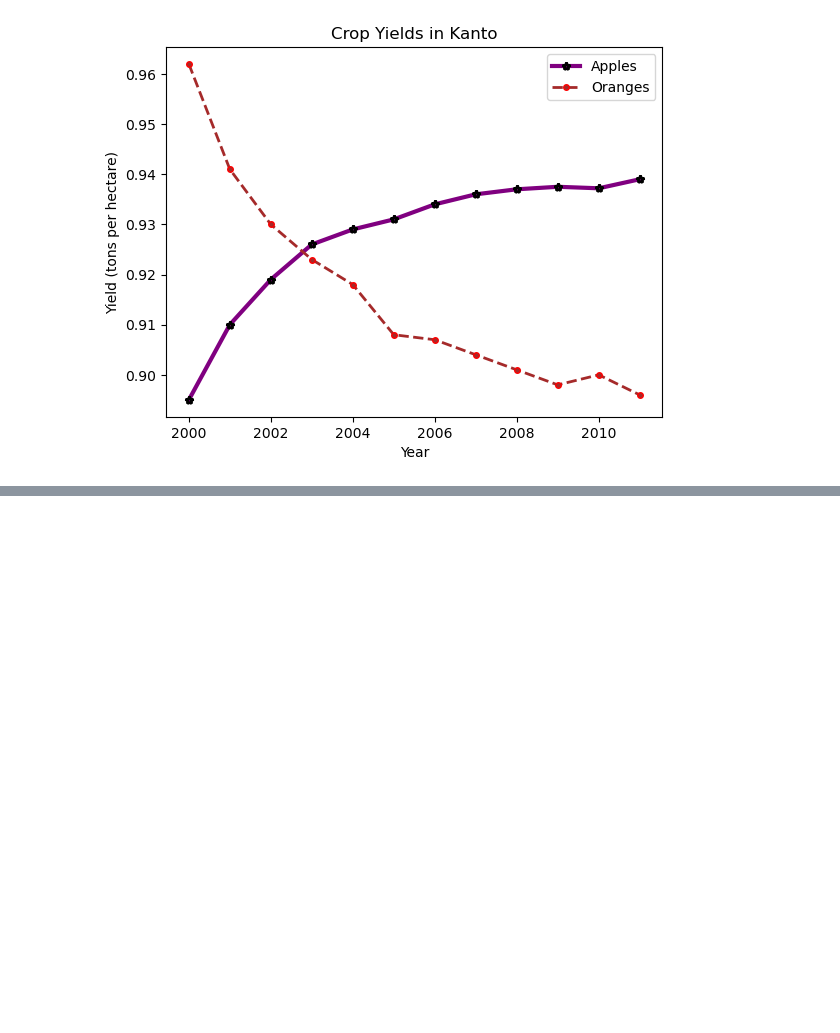
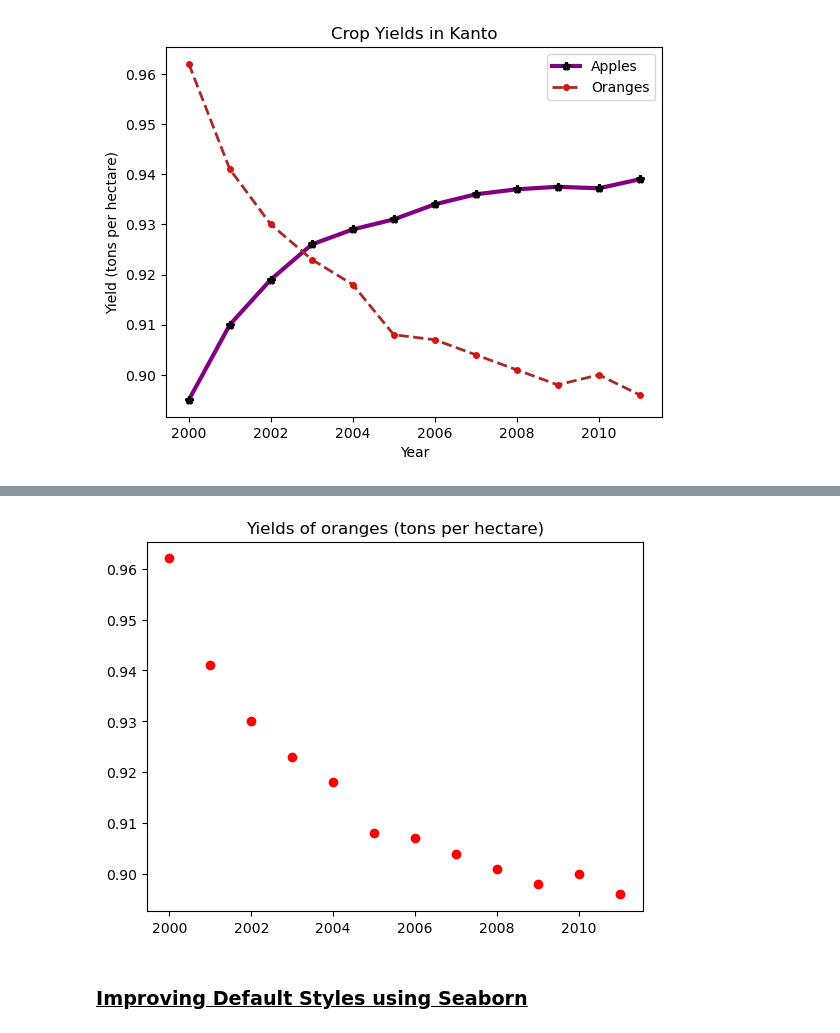
Before and after one commit to TaeMochi12/Data-Analysis, a Jupyter notebook: matplotlibandseaborn.ipynb, the cells around one changed output, grey strips where cells are left out. Drawn from its saved outputs; the diff is of its cells as text; code cells hidden in the pictures; blank space fills up the shorter version.

```diff
--- a/matplotlibandseaborn.ipynb
+++ b/matplotlibandseaborn.ipynb
@@ -79,0 +97,7 @@ plt.legend(['Apples','Oranges']);
+# %%
+plt.plot(years,oranges,'or')
+plt.title("Yields of oranges (tons per hectare)");
+# %% [output]
+[figure, added]
+# %% [markdown]
+### <u>Improving Default Styles using Seaborn
```
Also changed, not shown: parts of 59 cells of this notebook, 1 other file.
